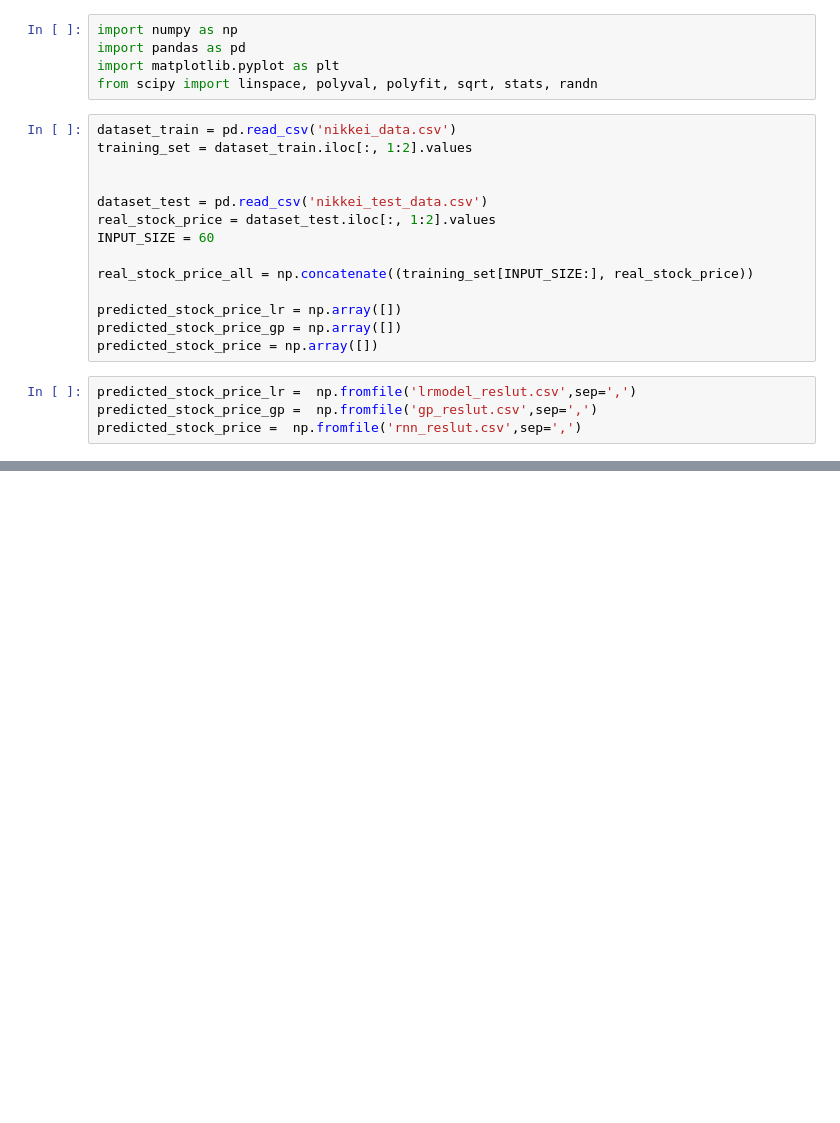
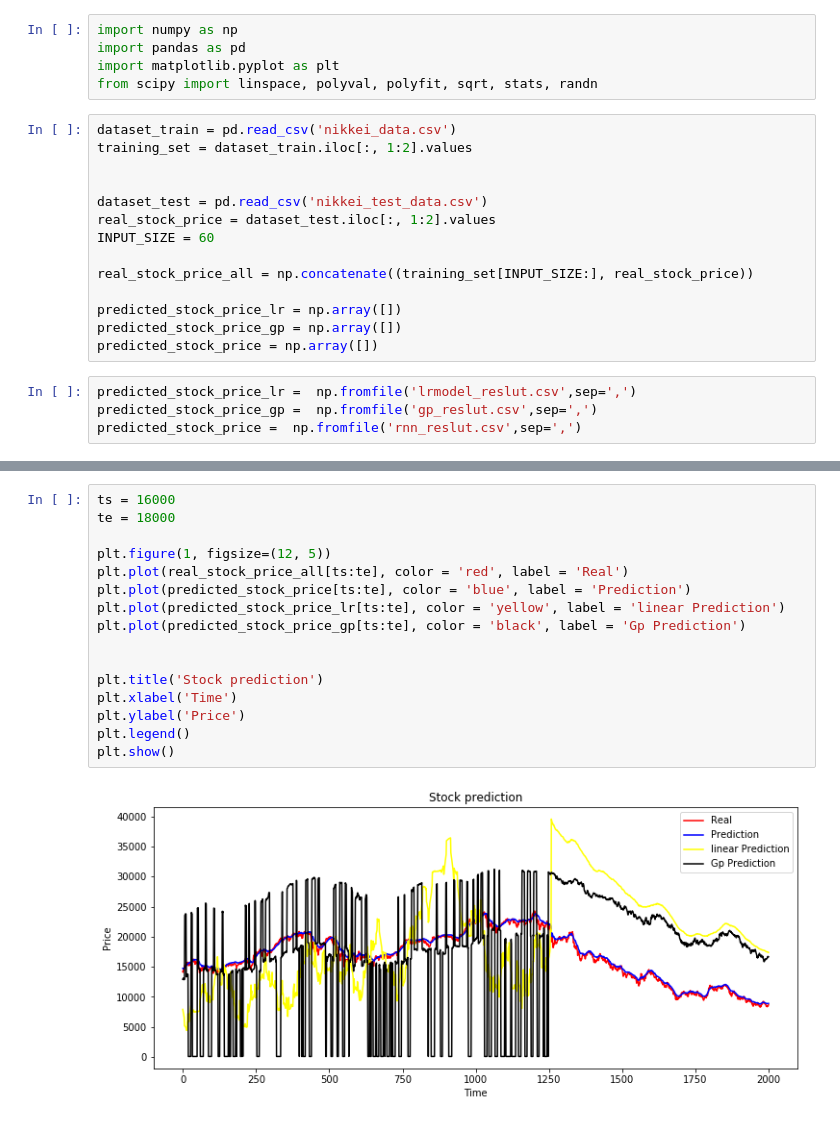
Before and after one commit to yumaj/Project_PREDICTION, a Jupyter notebook: pred.ipynb, the cells around one changed output, grey strips where cells are left out. Saved outputs shown, nothing was run; the diff lists cells and outputs as text; blank space fills up the shorter version.

```diff
--- a/pred.ipynb
+++ b/pred.ipynb
@@ -68,0 +74,18 @@ parameter [ 0.02105453 -0.03551379 -0.00254773  0.01000668  0.00964705  0.020225
+# %%
+ts = 16000
+te = 18000
+
+plt.figure(1, figsize=(12, 5))
+plt.plot(real_stock_price_all[ts:te], color = 'red', label = 'Real')
+plt.plot(predicted_stock_price[ts:te], color = 'blue', label = 'Prediction')
+plt.plot(predicted_stock_price_lr[ts:te], color = 'yellow', label = 'linear Prediction')
+plt.plot(predicted_stock_price_gp[ts:te], color = 'black', label = 'Gp Prediction')
+
+
+plt.title('Stock prediction')
+plt.xlabel('Time')
+plt.ylabel('Price')
+plt.legend()
+plt.show()
+# %% [output]
+[figure, added]
```
Also changed, not shown: parts of 4 cells of this notebook, 6 other files.
